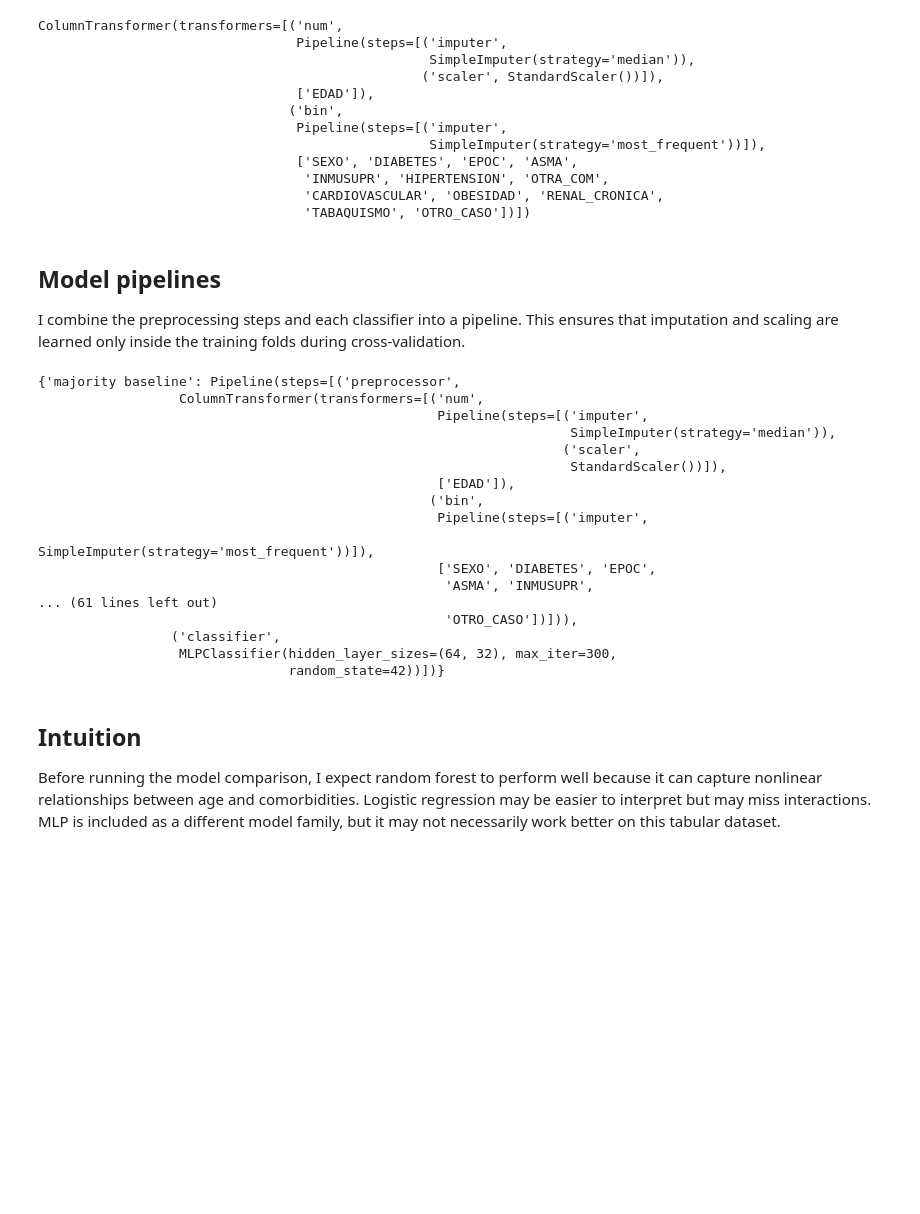
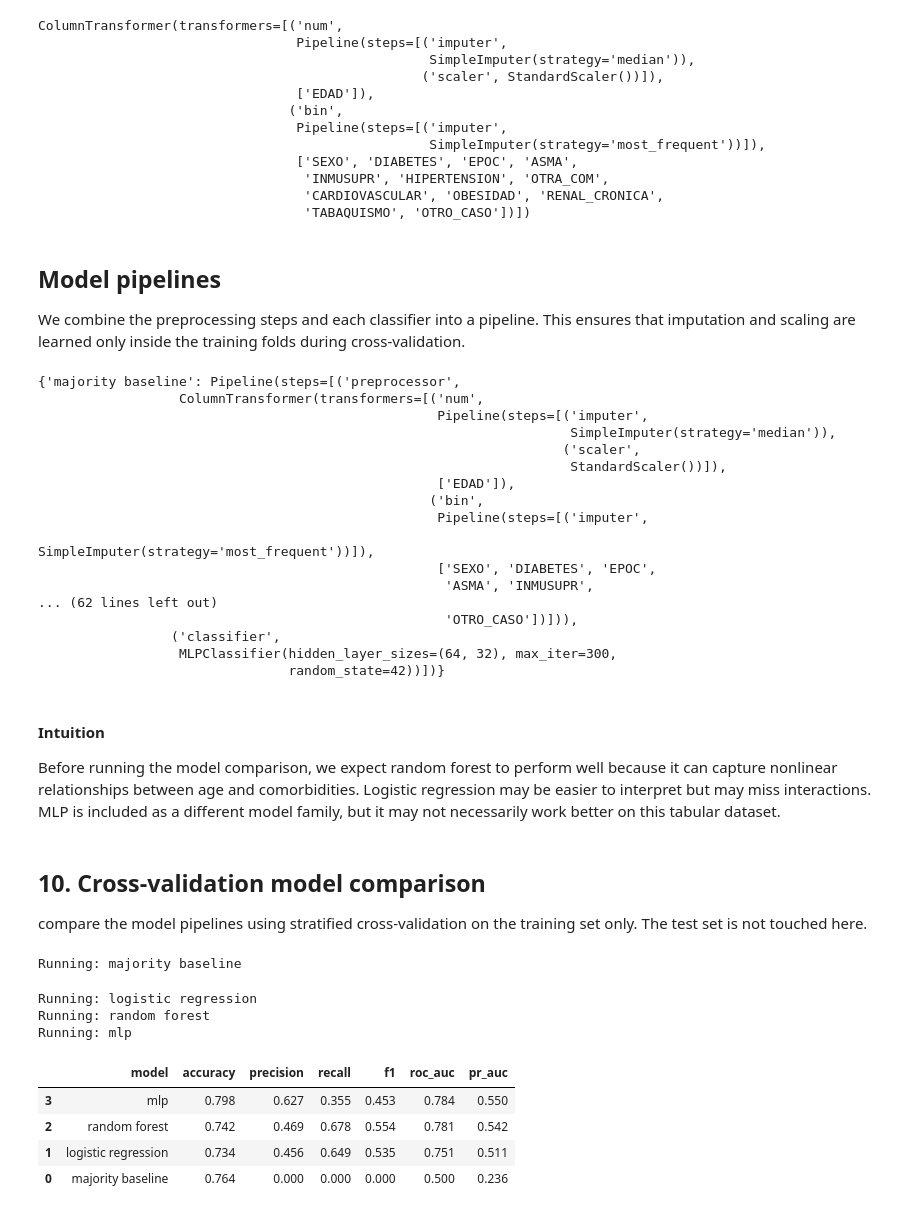
Before and after one commit to DiegoGarces95/Machine_Learning_COVID19, a Jupyter notebook: yuqi_mlproj.ipynb, the cells around one changed output. Saved outputs shown, nothing was run; the diff lists cells and outputs as text; code cells hidden in the pictures; blank space fills up the shorter version.

```diff
--- a/yuqi_mlproj.ipynb
+++ b/yuqi_mlproj.ipynb
@@ -601,7 +599,8 @@ DummyClassifier(strategy='most_frequent')
 # random_state makes the result reproducible
 logreg_clf = LogisticRegression(
     max_iter=1000,
-    random_state=RANDOM_STATE
+    random_state=RANDOM_STATE,
+    class_weight="balanced" #updated
 )
 
 logreg_clf
@@ -618,7 +617,9 @@ rf_clf = RandomForestClassifier(
     n_estimators=100,
     max_depth=12,
     random_state=RANDOM_STATE,
-    n_jobs=-1
+    n_jobs=-1,
+    class_weight="balanced" #updated
+
 )
 
 rf_clf
@@ -704,7 +707,7 @@ ColumnTransformer(transformers=[('num',
 # %% [markdown]
 ## Model pipelines
 
-I combine the preprocessing steps and each classifier into a pipeline. This ensures that imputation and scaling are learned only inside the training folds during cross-validation.
+We combine the preprocessing steps and each classifier into a pipeline. This ensures that imputation and scaling are learned only inside the training folds during cross-validation.
 # %%
 # Build one pipeline for each model
 # Each pipeline has the same preprocessing step, followed by a different classifier
@@ -730,11 +733,15 @@ model_pipelines
                                                                     SimpleImputer(strategy='most_frequent'))]),
                                                    ['SEXO', 'DIABETES', 'EPOC',
                                                     'ASMA', 'INMUSUPR',
-... (61 lines left out)
+... (62 lines left out)
                                                     'OTRO_CASO'])])),
                  ('classifier',
                   MLPClassifier(hidden_layer_sizes=(64, 32), max_iter=300,
                                 random_state=42))])}
 # %% [markdown]
-## Intuition
-Before running the model comparison, I expect random forest to perform well because it can capture nonlinear relationships between age and comorbidities. Logistic regression may be easier to interpret but may miss interactions. MLP is included as a different model family, but it may not necessarily work better on this tabular dataset.
+#### Intuition
+Before running the model comparison, we expect random forest to perform well because it can capture nonlinear relationships between age and comorbidities. Logistic regression may be easier to interpret but may miss interactions. MLP is included as a different model family, but it may not necessarily work better on this tabular dataset.
+# %% [markdown]
+## 10. Cross-validation model comparison
+
+compare the model pipelines using stratified cross-validation on the training set only. The test set is not touched here.
@@ -740,0 +769,41 @@ Before running the model comparison, I expect random forest to perform well beca
+# %%
+# Run cross-validation for each model pipeline
+# Only the training set is used here
+cv_results = []
+
+for model_name, pipeline in model_pipelines.items():
+    print("Running:", model_name)
+
+    scores = cross_validate(
+        pipeline,
+        X_train,
+        y_train,
+        cv=cv,
+        scoring=scoring,
+        n_jobs=-1
+    )
+
+    cv_results.append({
+        "model": model_name,
+        "accuracy": scores["test_accuracy"].mean(),
+        "precision": scores["test_precision"].mean(),
+        "recall": scores["test_recall"].mean(),
+        "f1": scores["test_f1"].mean(),
+        "roc_auc": scores["test_roc_auc"].mean(),
+        "pr_auc": scores["test_pr_auc"].mean()
+    })
+
+# Convert results into a table and sort by PR-AUC
+cv_results_df = pd.DataFrame(cv_results).sort_values("pr_auc", ascending=False)
+
+cv_results_df.round(3)
+# %% [output]
+Running: majority baseline
+Running: logistic regression
+Running: random forest
+Running: mlp
+|  | model | accuracy | precision | recall | f1 | roc_auc | pr_auc |
+| 3 | mlp | 0.798 | 0.627 | 0.355 | 0.453 | 0.784 | 0.550 |
+| 2 | random forest | 0.742 | 0.469 | 0.678 | 0.554 | 0.781 | 0.542 |
+| 1 | logistic regression | 0.734 | 0.456 | 0.649 | 0.535 | 0.751 | 0.511 |
+| 0 | majority baseline | 0.764 | 0.000 | 0.000 | 0.000 | 0.500 | 0.236 |
```
Also changed, not shown: parts of 26 cells of this notebook.
